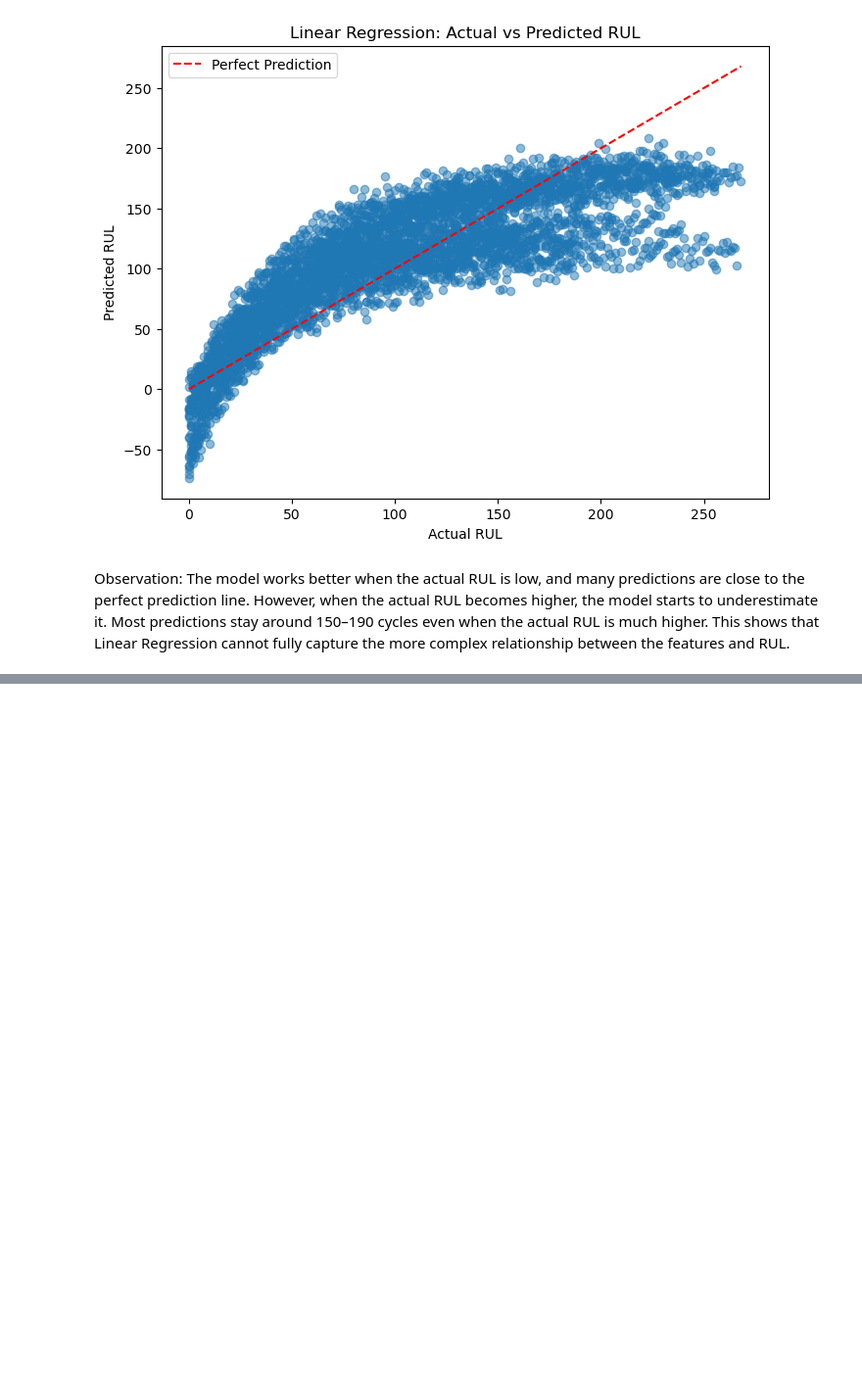
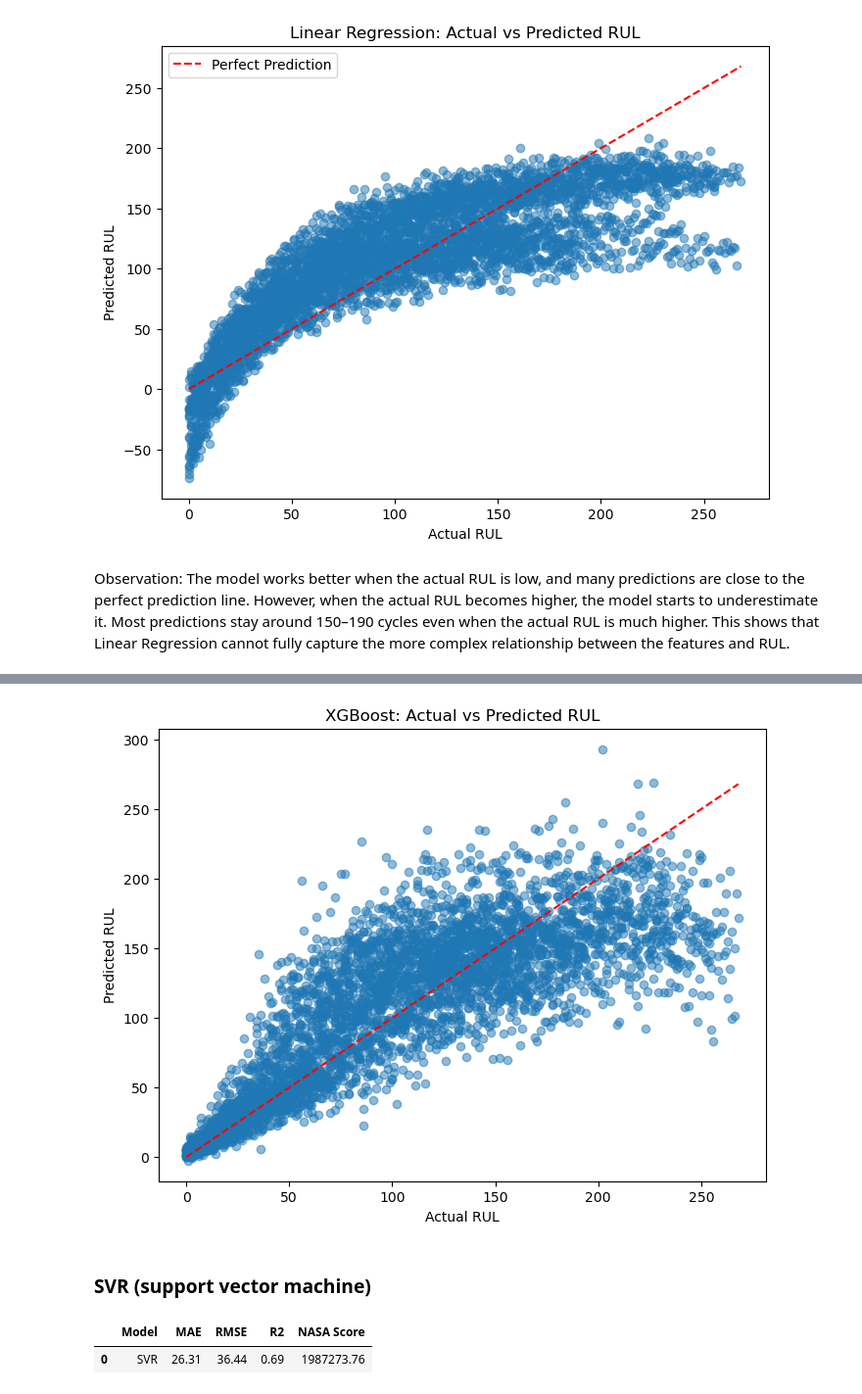
Before and after one commit to variableh/NASA, a Jupyter notebook: 02_modeling.ipynb, the cells around one changed output, grey strips where cells are left out. Shown at 98% size. Drawn from its saved outputs; the diff is of its cells as text; code cells hidden in the pictures; blank space fills up the shorter version.

```diff
--- a/02_modeling.ipynb
+++ b/02_modeling.ipynb
@@ -119,0 +191,4 @@ The model works better when the actual RUL is low, and many predictions are clos
+# %%
+xgb_model = XGBRegressor(n_estimators=100, random_state=42)
+xgb_model = xgb_model.fit(X_train, y_train)
+y_pred_xgb = xgb_model.predict(X_val)
@@ -119,0 +201,21 @@ The model works better when the actual RUL is low, and many predictions are clos
+# %%
+plt.figure(figsize=(8, 6))
+
+plt.scatter(y_val, y_pred_xgb, alpha=0.5)
+
+plt.plot(
+    [y_val.min(), y_val.max()],
+    [y_val.min(), y_val.max()],
+    linestyle="--",
+    color='red',
+)
+
+plt.xlabel("Actual RUL")
+plt.ylabel("Predicted RUL")
+plt.title("XGBoost: Actual vs Predicted RUL")
+
+plt.show()
+# %% [output]
+[figure, added]
+# %% [markdown]
+### SVR (support vector machine)
@@ -119,0 +226,6 @@ The model works better when the actual RUL is low, and many predictions are clos
+# %%
+svr_score = evaluate_model(y_val, y_pred_svr, "SVR")
+svr_score
+# %% [output]
+|  | Model | MAE | RMSE | R2 | NASA Score |
+| 0 | SVR | 26.31 | 36.44 | 0.69 | 1987273.76 |
```
Also changed, not shown: parts of 20 cells of this notebook.
